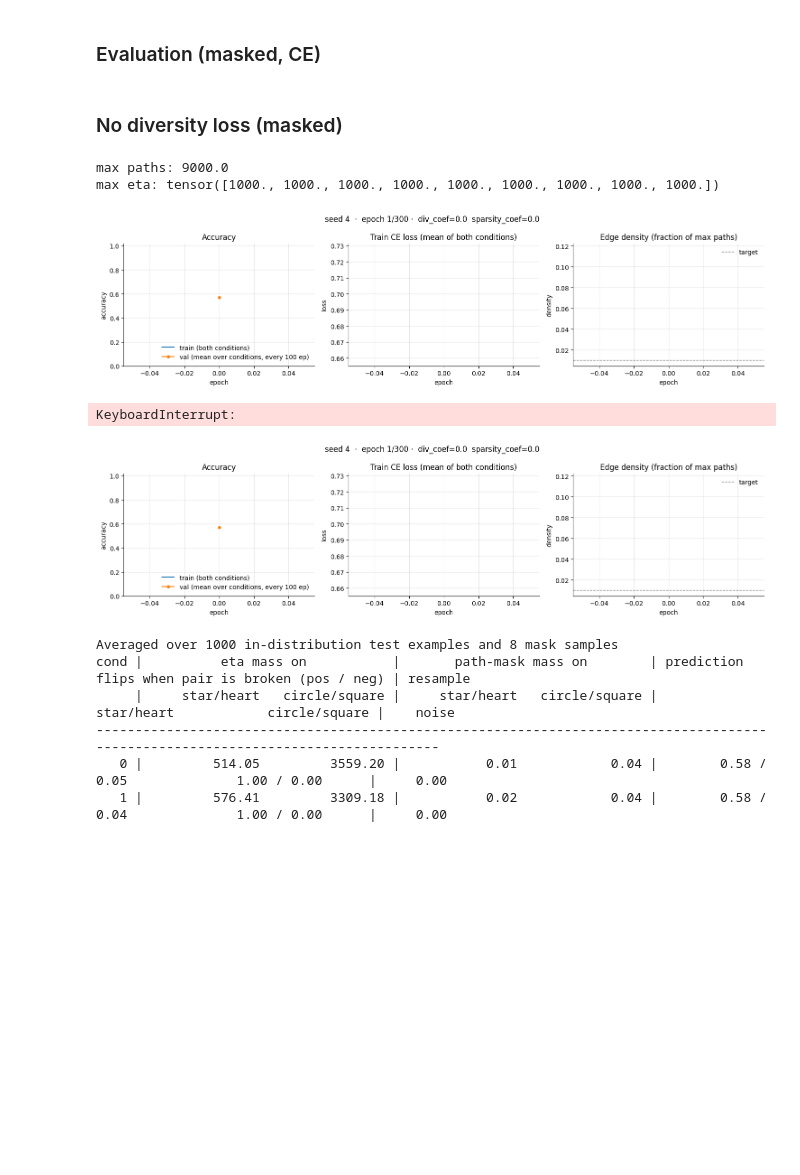
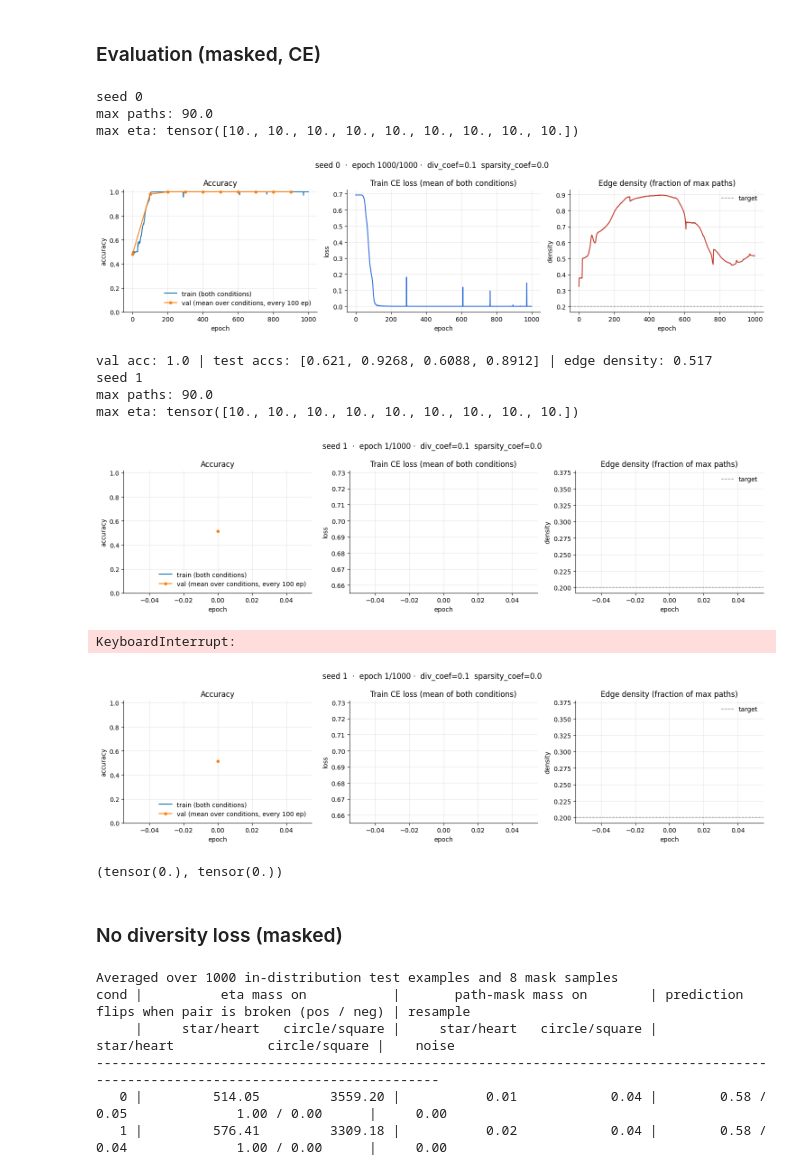
Before and after one commit to aryangarg794/sparse-ood-generalization, a Jupyter notebook: notebooks/basic_multimodality.ipynb, the cells around one changed output. Saved outputs shown, nothing was run; the diff lists cells and outputs as text; code cells hidden in the pictures; blank space fills up the shorter version.

```diff
--- a/notebooks/basic_multimodality.ipynb
+++ b/notebooks/basic_multimodality.ipynb
@@ -629,19 +859,31 @@ import numpy as np
 
 
 args = Args()
-args.batch_size = 128
+args.batch_size = 256
 args.epochs = 1000
-args.learning_rate = 1e-4
+args.learning_rate = 3e-4
 args.max_grad_norm = 10000.0
 args.num_val = 200
-args.num_train = 5000
+args.num_train = 8000
+args.seeds = (0, 1, 2)
 
-args.diversity_coef = 0.1
+args.diversity_coef = 0.5
 args.sparsity_coef = 0.0
 args.rep_coef = 0.0
+args.contrast_coef = 0.0
 args.loss = 'ce'
 args.width = 3
-args.num_layers = 3
+args.num_layers = 1
+args.share_wv = False
+
+args.div_type = 'product'
+args.div_anneal = False
+args.div_anneal_start = 300
+args.div_anneal_end = 500
+args.div_coef_start = 0.0
+args.div_coef_end = 0.8
+args.div_target = 0.15
+
 
 val_acc, test_accs = [],[]
 for seed in args.seeds:
@@ -1370,47 +1942,74 @@ import numpy as np
 args = MaskedArgs()
 args.batch_size = 256
 args.epochs = 1000
-args.learning_rate = 1e-5
+args.learning_rate = 5e-5
 args.max_grad_norm = 10000.0
 args.num_val = 200
-args.num_train = 4000
+args.num_train = 8000
 
-args.diversity_coef = 0.0
+args.div_type = 'product'
+args.diversity_coef = 0.1
 args.sparsity_coef = 0.0
-args.mask_bias = 0.5
-args.target_density = 0.1
+args.mask_bias = 0.0
+args.target_density = 0.2
+
+args.div_anneal = False
+args.div_anneal_start = 0
+args.div_anneal_end = 0
+args.div_coef_start = 0.0
+args.div_coef_end = 0.1
+args.div_target = None
 
 args.loss = 'ce'
 args.width = 3
-args.num_layers = 3
+args.num_layers = 1
 
 val_acc, test_accs, densities = [], [], []
 for seed in args.seeds:
     print(f"seed {seed}")
     a, b, model_masked = train_masked(args, seed=seed)
     print(f"val acc: {a} | test accs: {b} | edge density: {model_masked.last_density:.3f}")
     val_acc.append(a)
     test_accs.append(b)
     densities.append(model_masked.last_density)
 
 val = np.array(val_acc)
 test = np.array(test_accs).reshape(len(test_accs), 2, 2)
 
 print(f"\nval acc (mean over conditions): {val.mean():.3f} ± {val.std():.3f}  over {len(val)} runs")
 print(f"final edge density: {np.mean(densities):.3f}  (target {args.target_density})\n")
 
 header = f"{'seed':>4} | {'cond 0: test_a':>14} {'test_b':>7} | {'cond 1: test_a':>14} {'test_b':>7}"
 print(header)
 print("-" * len(header))
 for r, acc in zip(args.seeds, test):
     print(f"{r:>4} | {acc[0, 0]:>14.3f} {acc[0, 1]:>7.3f} | {acc[1, 0]:>14.3f} {acc[1, 1]:>7.3f}")
 print("-" * len(header))
 m = test.mean(0)
 print(f"{'mean':>4} | {m[0, 0]:>14.3f} {m[0, 1]:>7.3f} | {m[1, 0]:>14.3f} {m[1, 1]:>7.3f}")
 
 best_a = test[:, :, 0].max(1)
 best_b = test[:, :, 1].max(1)
 print(f"\nbest condition per set:  test_a {best_a.mean():.3f} ± {best_a.std():.3f}   test_b {best_b.mean():.3f} ± {best_b.std():.3f}")
+# %% [output]
+seed 0
+max paths: 90.0
+max eta: tensor([10., 10., 10., 10., 10., 10., 10., 10., 10.])
+[figure, added]
+val acc: 1.0 | test accs: [0.621, 0.9268, 0.6088, 0.8912] | edge density: 0.517
+seed 1
+max paths: 90.0
+max eta: tensor([10., 10., 10., 10., 10., 10., 10., 10., 10.])
+[figure, added]
+KeyboardInterrupt:
+[figure, added]
+# %%
+a = normalize_mass(torch.tensor([[0, 0, 0, 0, 0, 0]]))
+b = normalize_mass(torch.tensor([[3, 4, 60, 3, 10, 3]]))
+
+diversity_loss_fn(a, b, 'product', None)
+# %% [output]
+(tensor(0.), tensor(0.))
 # %% [markdown]
 ### No diversity loss (masked)
 # %%
@@ -1423,6 +2022,7 @@ args.epochs = 300
 args.learning_rate = 3e-4
 args.max_grad_norm = 100.0
 args.num_train = 4000
+div_type: str = 'abs'
 
 args.diversity_coef = 0.0
 args.sparsity_coef = 0.0
@@ -1435,12 +2035,6 @@ args.num_layers = 3
 
 val_acc_masked_nodiv, test_accs_masked_nodiv, model_masked_nodiv = train_masked(args, seed=4)
 print(f"val acc (mean over conditions): {val_acc_masked_nodiv:.3f} | edge density: {model_masked_nodiv.last_density:.3f}")
-# %% [output]
-max paths: 9000.0
-max eta: tensor([1000., 1000., 1000., 1000., 1000., 1000., 1000., 1000., 1000.])
-[figure, removed]
-KeyboardInterrupt:
-[figure, removed]
 # %%
 from sparse_generalization.data.shapes.constants import SHAPES_TO_IDX
 
```
Also changed, not shown: parts of 13 cells of this notebook, 16 other files.
